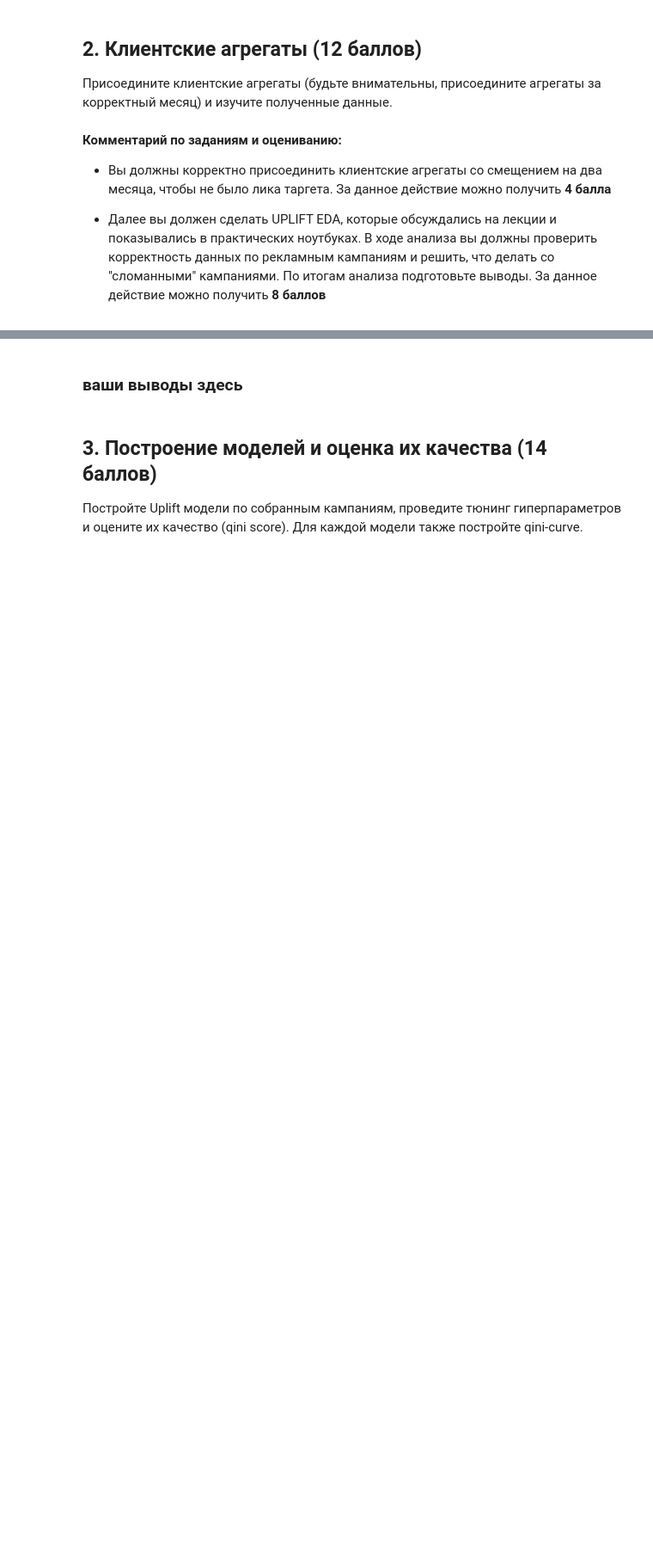
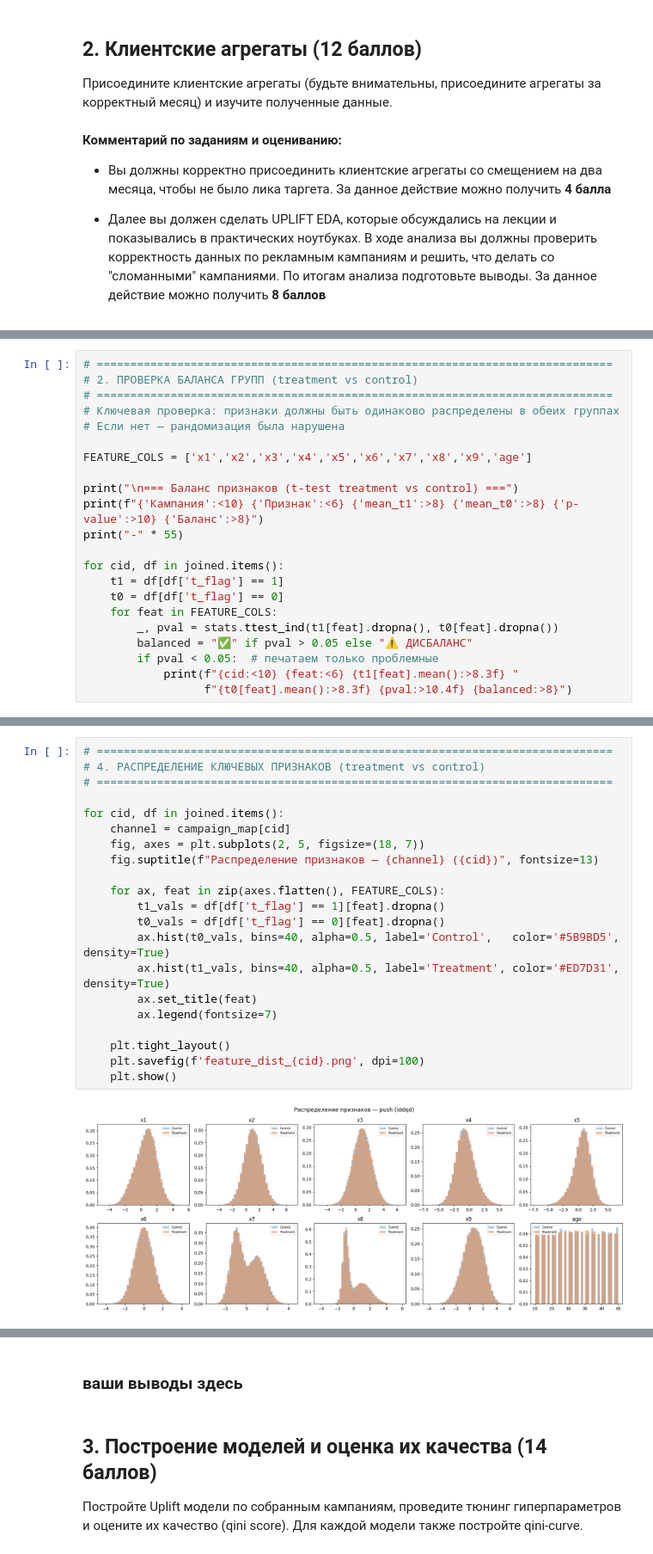
Before and after one commit to darttusin/HSE-ML-Course, a Jupyter notebook: notebooks/AI_HW6_uplift.ipynb, the cells around one changed output, grey strips where cells are left out. Shown at 86% size. Saved outputs shown, nothing was run; the diff lists cells and outputs as text; blank space fills up the shorter version.

```diff
--- a/notebooks/AI_HW6_uplift.ipynb
+++ b/notebooks/AI_HW6_uplift.ipynb
@@ -164,0 +537,22 @@ Archive:  AGGS_FINAL.csv.zip
+# %%
+# =============================================================================
+# 2. ПРОВЕРКА БАЛАНСА ГРУПП (treatment vs control)
+# =============================================================================
+# Ключевая проверка: признаки должны быть одинаково распределены в обеих группах
+# Если нет — рандомизация была нарушена
+
+FEATURE_COLS = ['x1','x2','x3','x4','x5','x6','x7','x8','x9','age']
+
+print("\n=== Баланс признаков (t-test treatment vs control) ===")
+print(f"{'Кампания':<10} {'Признак':<6} {'mean_t1':>8} {'mean_t0':>8} {'p-value':>10} {'Баланс':>8}")
+print("-" * 55)
+
+for cid, df in joined.items():
+    t1 = df[df['t_flag'] == 1]
+    t0 = df[df['t_flag'] == 0]
+    for feat in FEATURE_COLS:
+        _, pval = stats.ttest_ind(t1[feat].dropna(), t0[feat].dropna())
+        balanced = "✅" if pval > 0.05 else "⚠ ДИСБАЛАНС"
+        if pval < 0.05:  # печатаем только проблемные
+            print(f"{cid:<10} {feat:<6} {t1[feat].mean():>8.3f} "
+                  f"{t0[feat].mean():>8.3f} {pval:>10.4f} {balanced:>8}")
@@ -164,0 +593,23 @@ Archive:  AGGS_FINAL.csv.zip
+# %%
+# =============================================================================
+# 4. РАСПРЕДЕЛЕНИЕ КЛЮЧЕВЫХ ПРИЗНАКОВ (treatment vs control)
+# =============================================================================
+
+for cid, df in joined.items():
+    channel = campaign_map[cid]
+    fig, axes = plt.subplots(2, 5, figsize=(18, 7))
+    fig.suptitle(f"Распределение признаков — {channel} ({cid})", fontsize=13)
+
+    for ax, feat in zip(axes.flatten(), FEATURE_COLS):
+        t1_vals = df[df['t_flag'] == 1][feat].dropna()
+        t0_vals = df[df['t_flag'] == 0][feat].dropna()
+        ax.hist(t0_vals, bins=40, alpha=0.5, label='Control',   color='#5B9BD5', density=True)
+        ax.hist(t1_vals, bins=40, alpha=0.5, label='Treatment', color='#ED7D31', density=True)
+        ax.set_title(feat)
+        ax.legend(fontsize=7)
+
+    plt.tight_layout()
+    plt.savefig(f'feature_dist_{cid}.png', dpi=100)
+    plt.show()
+# %% [output]
+[figure, added]
```
Also changed, not shown: parts of 31 cells of this notebook.
